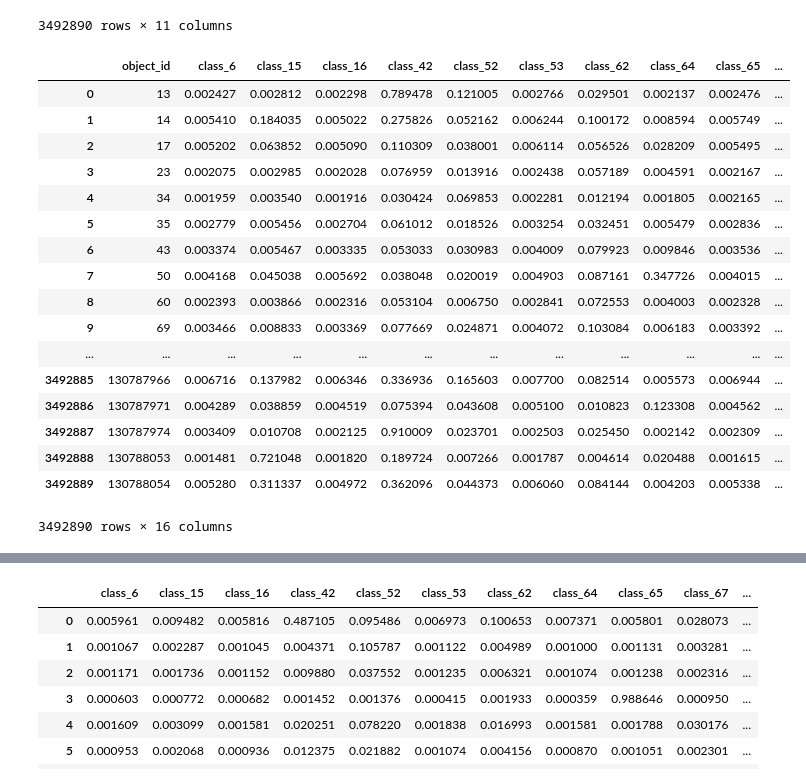
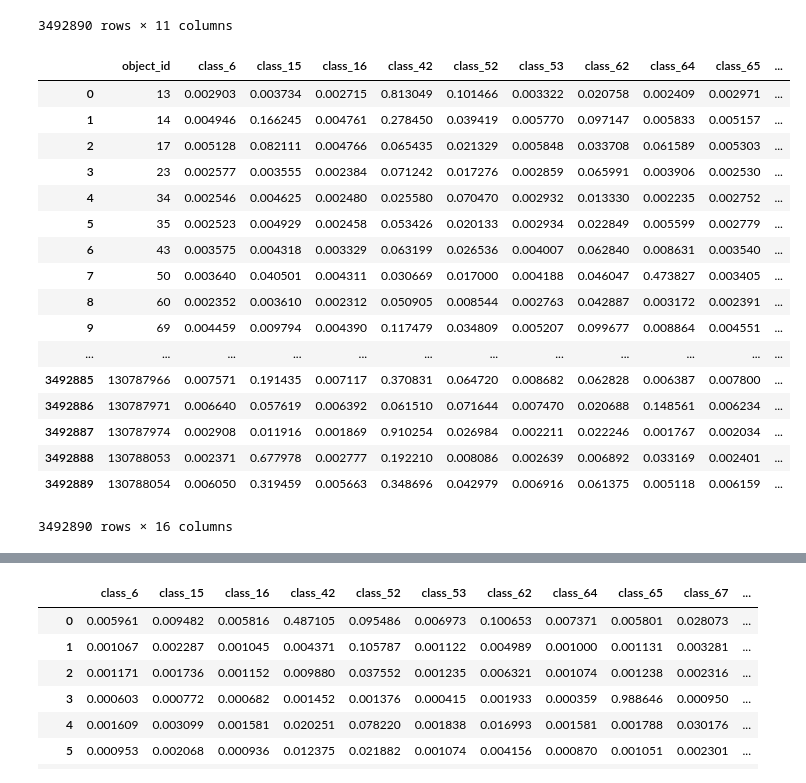
Before and after one commit to guchio3/kaggle-plasticc, a Jupyter notebook: notebook/construct_nn.ipynb, the cells around one changed output, grey strips where cells are left out. Cells and saved outputs as stored; diff of their text form; code cells hidden in the pictures.

```diff
--- a/notebook/construct_nn.ipynb
+++ b/notebook/construct_nn.ipynb
@@ -1248,27 +1248,29 @@ meta_df
 # %%
 import pandas as pd
 #df = pd.read_csv('../submissions/Booster_weight-multi-logloss-0.577933_2018-11-29-20-26-36.csv')
 #df = pd.read_csv('../submissions/Booster_weight-multi-logloss-0.566286_2018-12-02-11-58-49.csv')
 #df = pd.read_csv('../submissions/Booster_weight-multi-logloss-0.565583_2018-12-02-17-18-53.csv')
 #df = pd.read_csv('../submissions/Booster_weight-multi-logloss-0.564319_2018-12-03-21-33-50.csv')
-df = pd.read_csv('../submissions/Booster_weight-multi-logloss-0.561738_2018-12-04-16-29-27.csv')
+#df = pd.read_csv('../submissions/Booster_weight-multi-logloss-0.561738_2018-12-04-16-29-27.csv')
+#df = pd.read_csv('../submissions/Booster_weight-multi-logloss-0.536878_2018-12-05-22-41-21.csv')
+df = pd.read_csv('../submissions/Booster_weight-multi-logloss-0.550968_2018-12-06-22-05-46.csv')
 df
 # %% [output]
 |  | object_id | class_6 | class_15 | class_16 | class_42 | class_52 | class_53 | class_62 | class_64 | class_65 | ... |
-| 0 | 13 | 0.002427 | 0.002812 | 0.002298 | 0.789478 | 0.121005 | 0.002766 | 0.029501 | 0.002137 | 0.002476 | ... |
-| 1 | 14 | 0.005410 | 0.184035 | 0.005022 | 0.275826 | 0.052162 | 0.006244 | 0.100172 | 0.008594 | 0.005749 | ... |
-| 2 | 17 | 0.005202 | 0.063852 | 0.005090 | 0.110309 | 0.038001 | 0.006114 | 0.056526 | 0.028209 | 0.005495 | ... |
-| 3 | 23 | 0.002075 | 0.002985 | 0.002028 | 0.076959 | 0.013916 | 0.002438 | 0.057189 | 0.004591 | 0.002167 | ... |
-| 4 | 34 | 0.001959 | 0.003540 | 0.001916 | 0.030424 | 0.069853 | 0.002281 | 0.012194 | 0.001805 | 0.002165 | ... |
-| 5 | 35 | 0.002779 | 0.005456 | 0.002704 | 0.061012 | 0.018526 | 0.003254 | 0.032451 | 0.005479 | 0.002836 | ... |
-| 6 | 43 | 0.003374 | 0.005467 | 0.003335 | 0.053033 | 0.030983 | 0.004009 | 0.079923 | 0.009846 | 0.003536 | ... |
-| 7 | 50 | 0.004168 | 0.045038 | 0.005692 | 0.038048 | 0.020019 | 0.004903 | 0.087161 | 0.347726 | 0.004015 | ... |
-| 8 | 60 | 0.002393 | 0.003866 | 0.002316 | 0.053104 | 0.006750 | 0.002841 | 0.072553 | 0.004003 | 0.002328 | ... |
-| 9 | 69 | 0.003466 | 0.008833 | 0.003369 | 0.077669 | 0.024871 | 0.004072 | 0.103084 | 0.006183 | 0.003392 | ... |
+| 0 | 13 | 0.002903 | 0.003734 | 0.002715 | 0.813049 | 0.101466 | 0.003322 | 0.020758 | 0.002409 | 0.002971 | ... |
+| 1 | 14 | 0.004946 | 0.166245 | 0.004761 | 0.278450 | 0.039419 | 0.005770 | 0.097147 | 0.005833 | 0.005157 | ... |
+| 2 | 17 | 0.005128 | 0.082111 | 0.004766 | 0.065435 | 0.021329 | 0.005848 | 0.033708 | 0.061589 | 0.005303 | ... |
+| 3 | 23 | 0.002577 | 0.003555 | 0.002384 | 0.071242 | 0.017276 | 0.002859 | 0.065991 | 0.003906 | 0.002530 | ... |
+| 4 | 34 | 0.002546 | 0.004625 | 0.002480 | 0.025580 | 0.070470 | 0.002932 | 0.013330 | 0.002235 | 0.002752 | ... |
+| 5 | 35 | 0.002523 | 0.004929 | 0.002458 | 0.053426 | 0.020133 | 0.002934 | 0.022849 | 0.005599 | 0.002779 | ... |
+| 6 | 43 | 0.003575 | 0.004318 | 0.003329 | 0.063199 | 0.026536 | 0.004007 | 0.062840 | 0.008631 | 0.003540 | ... |
+| 7 | 50 | 0.003640 | 0.040501 | 0.004311 | 0.030669 | 0.017000 | 0.004188 | 0.046047 | 0.473827 | 0.003405 | ... |
+| 8 | 60 | 0.002352 | 0.003610 | 0.002312 | 0.050905 | 0.008544 | 0.002763 | 0.042887 | 0.003172 | 0.002391 | ... |
+| 9 | 69 | 0.004459 | 0.009794 | 0.004390 | 0.117479 | 0.034809 | 0.005207 | 0.099677 | 0.008864 | 0.004551 | ... |
 | ... | ... | ... | ... | ... | ... | ... | ... | ... | ... | ... | ... |
-| 3492885 | 130787966 | 0.006716 | 0.137982 | 0.006346 | 0.336936 | 0.165603 | 0.007700 | 0.082514 | 0.005573 | 0.006944 | ... |
-| 3492886 | 130787971 | 0.004289 | 0.038859 | 0.004519 | 0.075394 | 0.043608 | 0.005100 | 0.010823 | 0.123308 | 0.004562 | ... |
-| 3492887 | 130787974 | 0.003409 | 0.010708 | 0.002125 | 0.910009 | 0.023701 | 0.002503 | 0.025450 | 0.002142 | 0.002309 | ... |
-| 3492888 | 130788053 | 0.001481 | 0.721048 | 0.001820 | 0.189724 | 0.007266 | 0.001787 | 0.004614 | 0.020488 | 0.001615 | ... |
-| 3492889 | 130788054 | 0.005280 | 0.311337 | 0.004972 | 0.362096 | 0.044373 | 0.006060 | 0.084144 | 0.004203 | 0.005338 | ... |
+| 3492885 | 130787966 | 0.007571 | 0.191435 | 0.007117 | 0.370831 | 0.064720 | 0.008682 | 0.062828 | 0.006387 | 0.007800 | ... |
+| 3492886 | 130787971 | 0.006640 | 0.057619 | 0.006392 | 0.061510 | 0.071644 | 0.007470 | 0.020688 | 0.148561 | 0.006234 | ... |
+| 3492887 | 130787974 | 0.002908 | 0.011916 | 0.001869 | 0.910254 | 0.026984 | 0.002211 | 0.022246 | 0.001767 | 0.002034 | ... |
+| 3492888 | 130788053 | 0.002371 | 0.677978 | 0.002777 | 0.192210 | 0.008086 | 0.002639 | 0.006892 | 0.033169 | 0.002401 | ... |
+| 3492889 | 130788054 | 0.006050 | 0.319459 | 0.005663 | 0.348696 | 0.042979 | 0.006916 | 0.061375 | 0.005118 | 0.006159 | ... |
 3492890 rows × 16 columns
```
Also changed, not shown: parts of 5 cells of this notebook, 3 other files.
